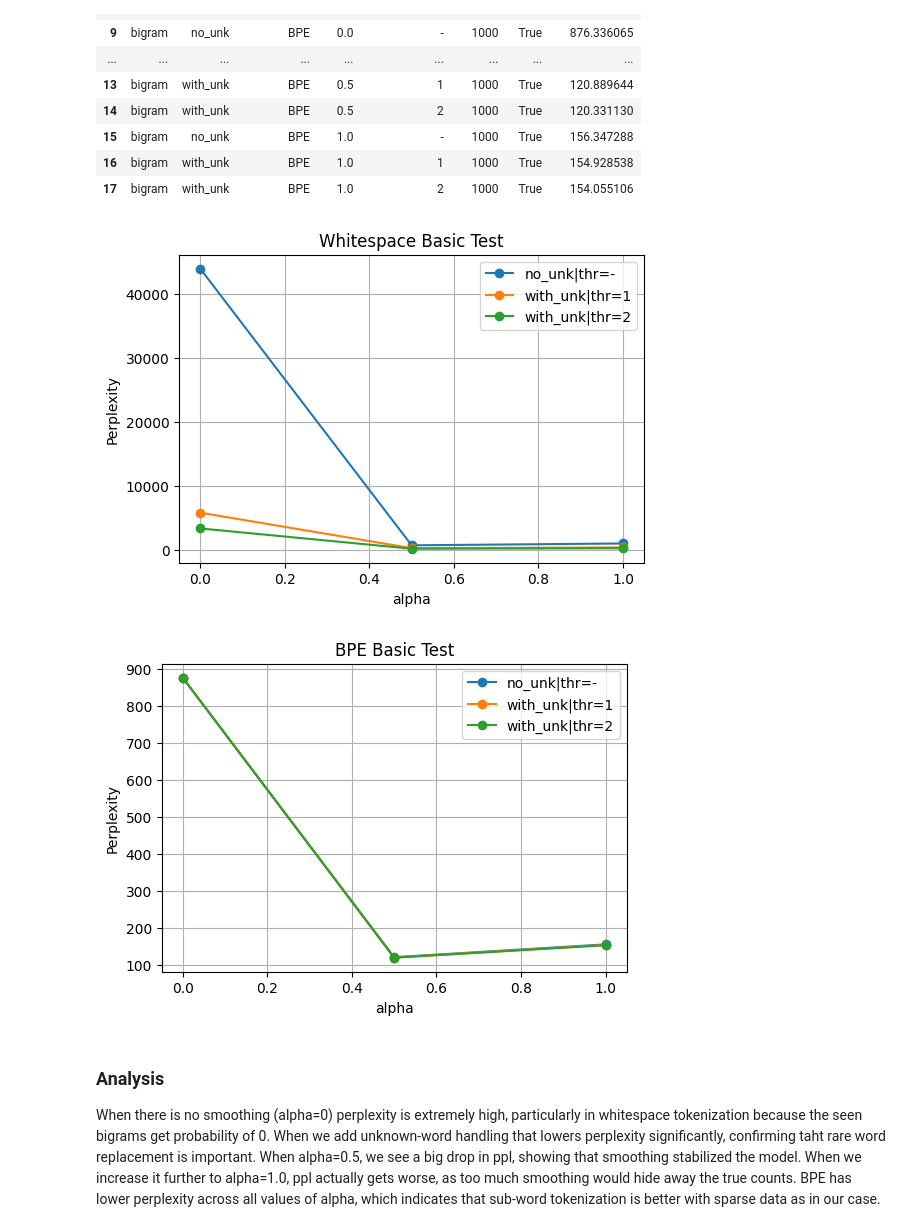
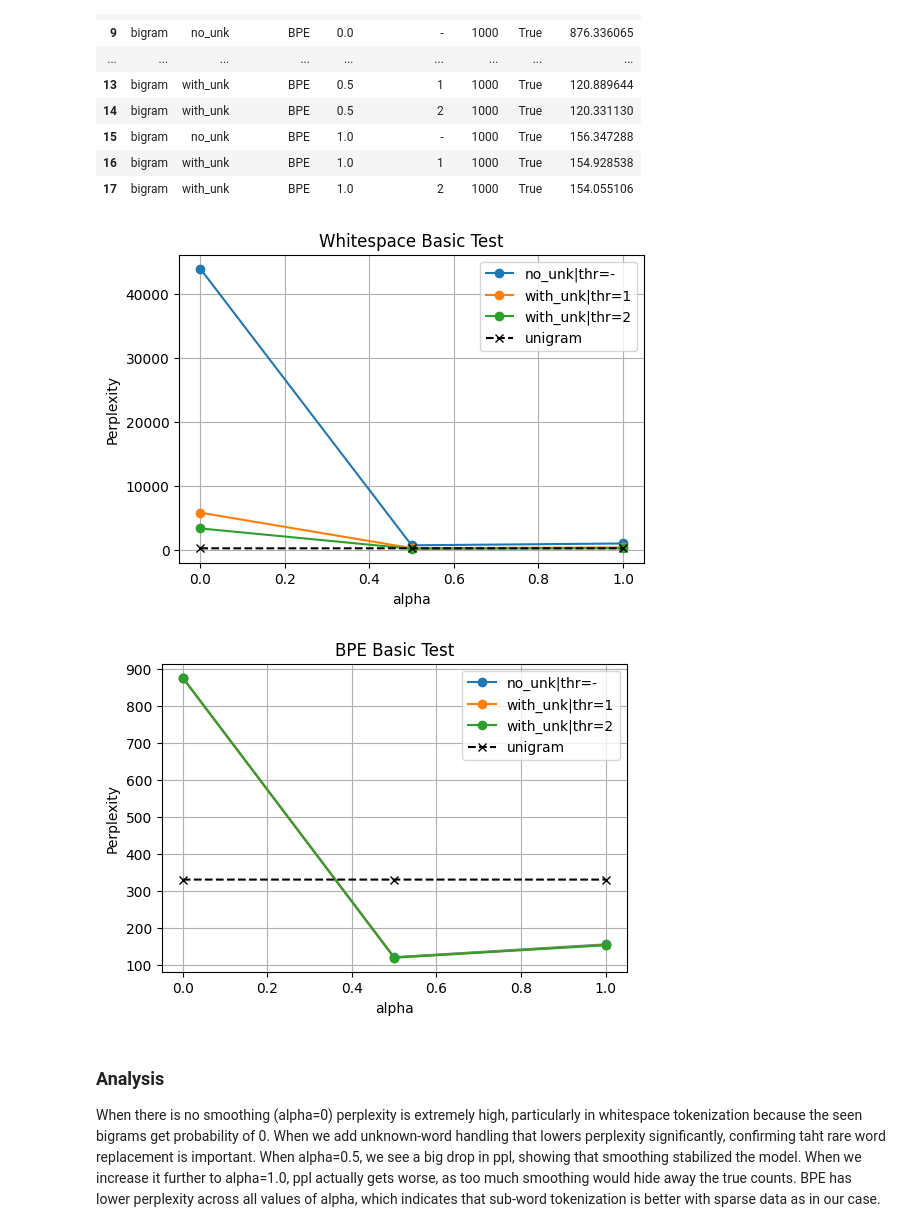
Before and after one commit to axr2718/nlp-code, a Jupyter notebook: A1/eval.ipynb, the cells around one changed output. Saved outputs shown, nothing was run; the diff lists cells and outputs as text; code cells hidden in the pictures.

Commit message:
Added unigram to Fig 1 and comparison of train and test ppl's

```diff
--- a/A1/eval.ipynb
+++ b/A1/eval.ipynb
@@ -52,17 +53,18 @@ def parse_unigram_output(txt):
 
 rows = []
 
-# WS unigram w/ alpha=1.0 (Laplace)
-out = run_cmd("python3 main.py -n 1 --alpha 1.0")
-ppl_ws_uni = parse_unigram_output(out)
-if ppl_ws_uni is not None:
-    rows.append({"model":"unigram","tokenization":"whitespace","alpha":1.0,"ppl":ppl_ws_uni})
+for alpha in [0.0, 0.5, 1.0]:
+    # WS unigram
+    out = run_cmd(f"python3 main.py -n 1 --alpha {alpha}")
+    ppl_ws_uni = parse_unigram_output(out)
+    if ppl_ws_uni is not None:
+        rows.append({"model":"unigram","tokenization":"whitespace","alpha":alpha,"ppl":ppl_ws_uni})
 
-# BPE unigram w/ alpha=1.0 (Laplace)
-out = run_cmd("python3 main.py -n 1 --alpha 1.0 --use_bpe")
-ppl_bpe_uni = parse_unigram_output(out)
-if ppl_bpe_uni is not None:
-    rows.append({"model":"unigram","tokenization":"BPE","alpha":1.0,"ppl":ppl_bpe_uni})
+    # BPE unigram
+    out = run_cmd(f"python3 main.py -n 1 --alpha {alpha} --use_bpe")
+    ppl_bpe_uni = parse_unigram_output(out)
+    if ppl_bpe_uni is not None:
+        rows.append({"model":"unigram","tokenization":"BPE","alpha":alpha,"ppl":ppl_bpe_uni})
 
 import pandas as pd
 unigram_df = pd.DataFrame(rows)
@@ -127,35 +133,49 @@ plt.figure(figsize=(6,4))
 for key, pts in lines.items():
     pts.sort(key=lambda t: t[0])
     xs = [p[0] for p in pts]
     ys = [p[1] for p in pts]
     plt.plot(xs, ys, marker="o", label=key)
+
+sub_uni = unigram_df[unigram_df["tokenization"].str.lower() == "whitespace"].copy()
+if not sub_uni.empty:
+    xs = sub_uni["alpha"].astype(float).tolist()
+    ys = sub_uni["ppl"].astype(float).tolist()
+    plt.plot(xs, ys, "k--", marker="x", label="unigram")
+
 plt.xlabel("alpha")
 plt.ylabel("Perplexity")
 plt.title(f"Whitespace Basic Test")
 plt.grid(True)
 plt.legend()
 plt.show()
 
 sub = coarse_df[coarse_df["tokenization"].str.lower() == "bpe"].copy()
 lines = {}
 for _, r in sub.iterrows():
     key = f'{r["unk_flag"]}|thr={r["unk_threshold"]}'
     lines.setdefault(key, []).append((float(r["alpha"]), float(r["ppl"])))
 plt.figure(figsize=(6,4))
 for key, pts in lines.items():
     pts.sort(key=lambda t: t[0])
     xs = [p[0] for p in pts]
     ys = [p[1] for p in pts]
     plt.plot(xs, ys, marker="o", label=key)
+
+sub_uni = unigram_df[unigram_df["tokenization"].str.lower() == "bpe"].copy()
+if not sub_uni.empty:
+    xs = sub_uni["alpha"].astype(float).tolist()
+    ys = sub_uni["ppl"].astype(float).tolist()
+    plt.plot(xs, ys, "k--", marker="x", label="unigram")
+
 plt.xlabel("alpha")
 plt.ylabel("Perplexity")
 plt.title(f"BPE Basic Test")
 plt.grid(True)
 plt.legend()
 plt.show()
 # %% [output]
-[figure, old version]
+[figure, new version]
-[figure, old version]
+[figure, new version]
 # %% [markdown]
 ### Analysis
 
```
Also changed, not shown: parts of 7 cells of this notebook.
